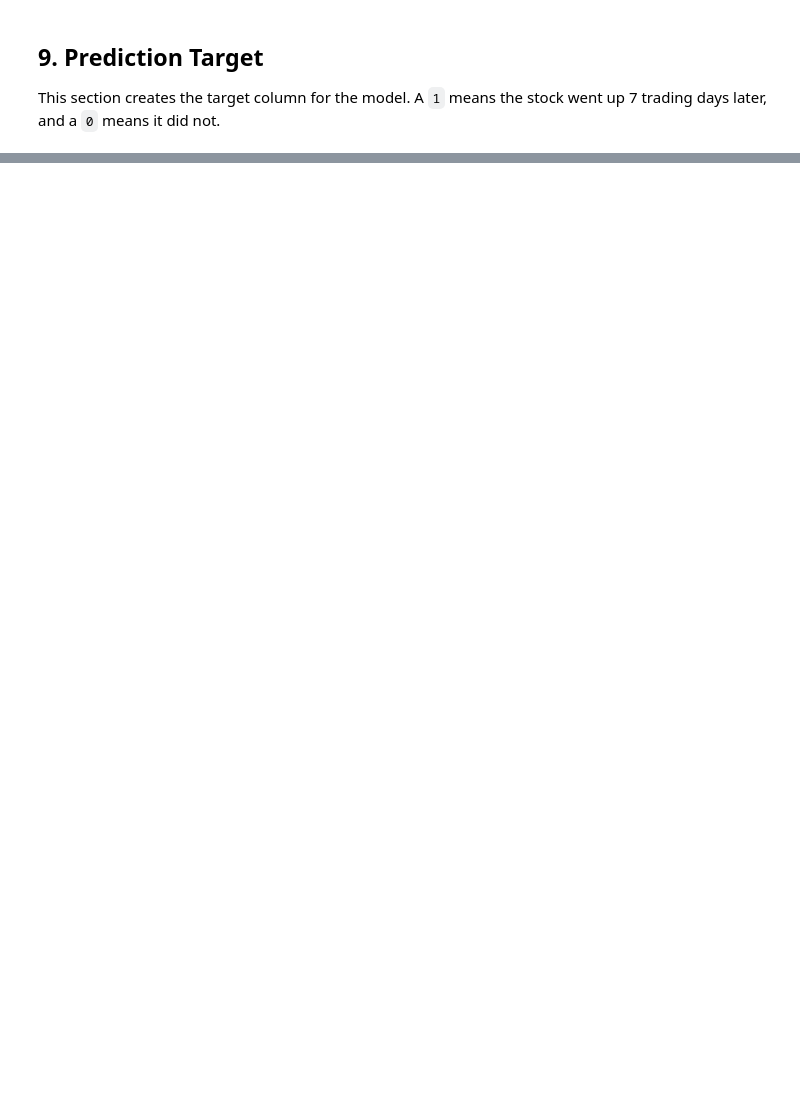
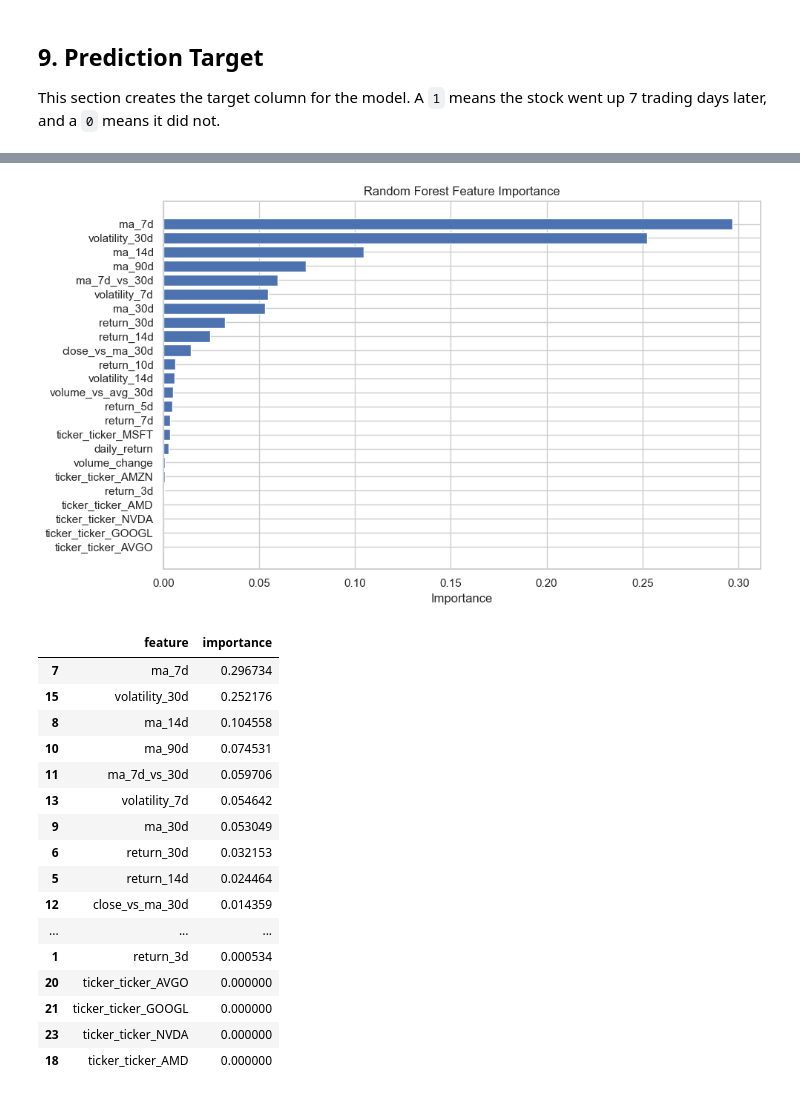
Before and after one commit to 4sciencee/MIS433-Final-Project, a Jupyter notebook: notebooks/AI_Investment_Signals.ipynb, the cells around one changed output, grey strips where cells are left out. Drawn from its saved outputs; the diff is of its cells as text; code cells hidden in the pictures; blank space fills up the shorter version.

Commit message:
updated with models

```diff
--- a/notebooks/AI_Investment_Signals.ipynb
+++ b/notebooks/AI_Investment_Signals.ipynb
@@ -473,10 +765,26 @@ results_df
 # %%
-model_candidates = results_df[results_df["model"] != "Baseline Majority Class"]
-best_model_name = model_candidates.iloc[0]["model"]
-best_model = trained_models[best_model_name]
-best_predictions = best_model.predict(X_test)
+model_candidates = results_df[results_df["model"] != "Baseline Majority Class"].copy()
+best_result = model_candidates.iloc[0]
 
-print(f"Selected model: {best_model_name}")
+best_model_key = best_result["model_key"]
+best_model_info = trained_models[best_model_key]
+best_model = best_model_info["model"]
+best_feature_columns = best_model_info["feature_columns"]
+best_window = int(best_model_info["window"])
+best_threshold = best_result["threshold"]
+best_threshold = None if best_threshold == "default" else float(best_threshold)
+
+X_test = best_model_info["X_test"]
+y_test = best_model_info["y_test"]
+test_df = best_model_info["test_df"]
+best_predictions = predict_with_threshold(best_model, X_test, best_threshold)
+
+print("Selected model:", best_result["model"])
+print("Prediction window:", best_window)
+print("Feature group:", best_result["feature_group"])
+print("Settings:", best_result["settings"])
+print("Target cutoff:", best_result["target_cutoff"])
+print("Selected threshold:", "default" if best_threshold is None else best_threshold)
 print("Accuracy:", round(accuracy_score(y_test, best_predictions), 3))
 print("Balanced accuracy:", round(balanced_accuracy_score(y_test, best_predictions), 3))
 print("Confusion matrix:")
@@ -484,8 +792,8 @@ print(confusion_matrix(y_test, best_predictions))
 print("Classification report:")
 print(classification_report(y_test, best_predictions))
 
-test_predictions_df = test_df[["date", "ticker", "close", "target_up_7d", "future_return_7d"]].copy()
-test_predictions_df["predicted_up_7d"] = best_predictions
+test_predictions_df = test_df[["date", "ticker", "close", f"future_return_{best_window}d", "target_up"]].copy()
+test_predictions_df["predicted_up"] = best_predictions
 
 if hasattr(best_model, "predict_proba"):
     test_predictions_df["prediction_probability_up"] = best_model.predict_proba(X_test)[:, 1]
@@ -493,4 +801,4 @@ if hasattr(best_model, "predict_proba"):
 results_df.to_csv("outputs/model_results/model_comparison.csv", index=False)
 test_predictions_df.to_csv("outputs/model_results/test_set_predictions.csv", index=False)
 
-test_predictions_df.head()
+results_df.head(10)
@@ -497,31 +1001,50 @@ test_predictions_df.head()
 # %%
 selected_estimator = best_model.named_steps["model"]
 feature_names = best_model.named_steps["preprocessor"].get_feature_names_out()
 feature_names = [name.replace("numeric__", "").replace("ticker__", "ticker_") for name in feature_names]
 
 if hasattr(selected_estimator, "feature_importances_"):
     importance_values = selected_estimator.feature_importances_
     importance_label = "importance"
 elif hasattr(selected_estimator, "coef_"):
     importance_values = abs(selected_estimator.coef_[0])
     importance_label = "absolute_coefficient"
 else:
     importance_values = np.zeros(len(feature_names))
     importance_label = "importance"
 
 feature_importance_df = pd.DataFrame({
     "feature": feature_names,
     importance_label: importance_values
 }).sort_values(importance_label, ascending=True)
 
 plt.figure(figsize=(10, 6))
 plt.barh(feature_importance_df["feature"], feature_importance_df[importance_label])
-plt.title(f"{best_model_name} Feature Importance")
+plt.title(f"{best_result['model']} Feature Importance")
 plt.xlabel(importance_label.replace("_", " ").title())
 plt.tight_layout()
 plt.savefig("outputs/charts/model_feature_importance.png", dpi=300, bbox_inches="tight")
 plt.show()
 
 feature_importance_df.to_csv("outputs/model_results/model_feature_importance.csv", index=False)
 feature_importance_df.sort_values(importance_label, ascending=False)
+# %% [output]
+[figure, added]
+|  | feature | importance |
+| 7 | ma_7d | 0.296734 |
+| 15 | volatility_30d | 0.252176 |
+| 8 | ma_14d | 0.104558 |
+| 10 | ma_90d | 0.074531 |
+| 11 | ma_7d_vs_30d | 0.059706 |
+| 13 | volatility_7d | 0.054642 |
+| 9 | ma_30d | 0.053049 |
+| 6 | return_30d | 0.032153 |
+| 5 | return_14d | 0.024464 |
+| 12 | close_vs_ma_30d | 0.014359 |
+| ... | ... | ... |
+| 1 | return_3d | 0.000534 |
+| 20 | ticker_ticker_AVGO | 0.000000 |
+| 21 | ticker_ticker_GOOGL | 0.000000 |
+| 23 | ticker_ticker_NVDA | 0.000000 |
+| 18 | ticker_ticker_AMD | 0.000000 |
 # %% [markdown]
```
Also changed, not shown: parts of 26 cells of this notebook, 13 other files.
